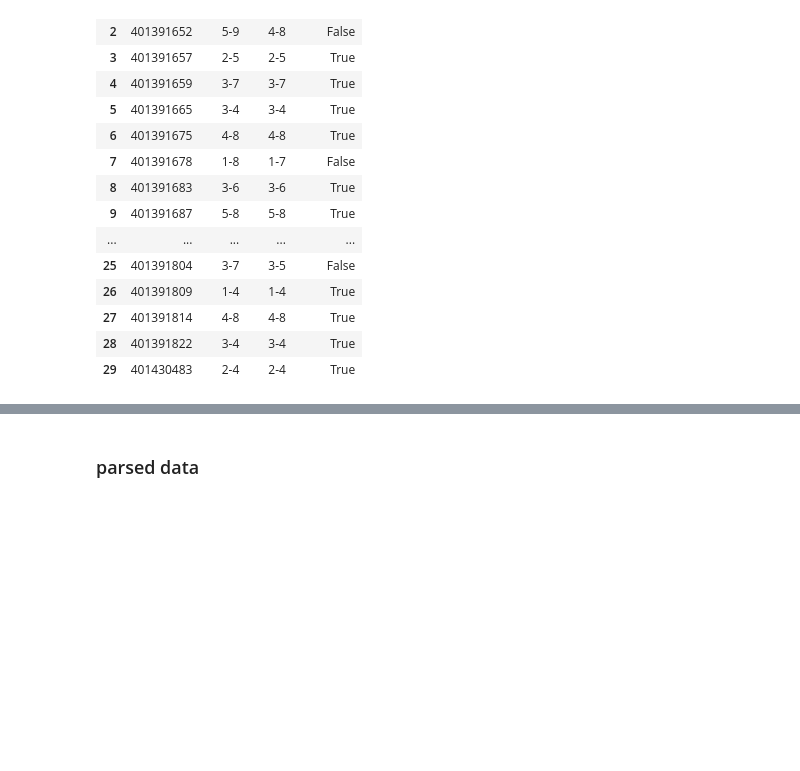
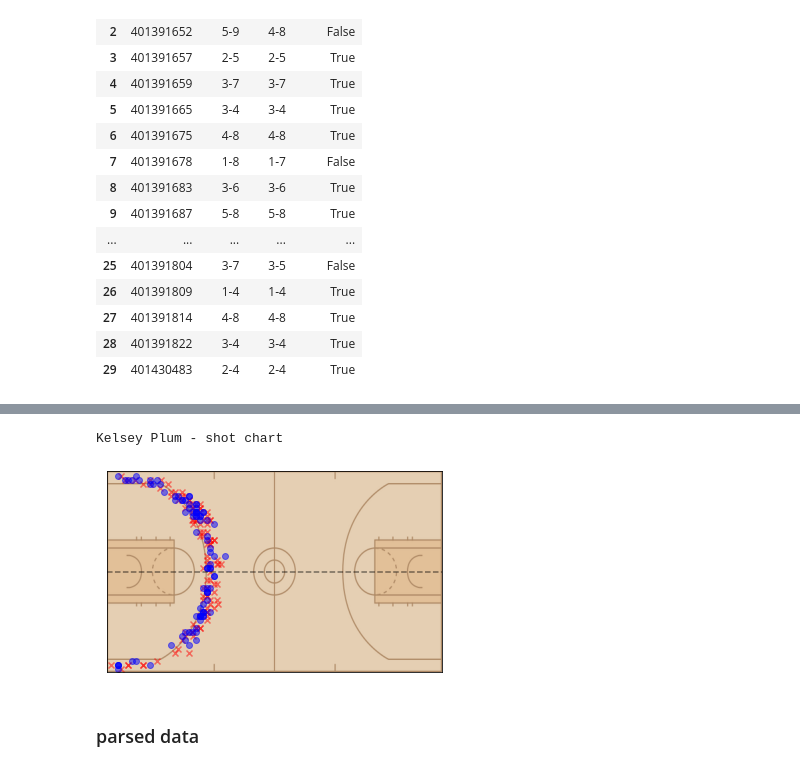
Before and after one commit to dpasse/monte, a Jupyter notebook: workspace/wncaa/shot_charts.ipynb, the cells around one changed output, grey strips where cells are left out. Drawn from its saved outputs; the diff is of its cells as text; code cells hidden in the pictures; blank space fills up the shorter version.

```diff
--- a/workspace/wncaa/shot_charts.ipynb
+++ b/workspace/wncaa/shot_charts.ipynb
@@ -637,3 +696,22 @@ validation
+# %%
+print(f'{player} - shot chart')
+
+fig, ax = plt.subplots()
+
+x_make, y_make, x_missed, y_missed = get_makes_and_misses_half_court(df_player.loc[df_player.shot_distance_cat == '+22 footer'])
+
+ax.scatter(x_missed * x_scale, (100 - y_missed) * y_scale, marker='x', c='red', alpha=.5)
+ax.scatter(x_make * x_scale, (100 - y_make) * y_scale, marker='o', c='blue', alpha=.5)
+ax.axhline(50 * y_scale, c='k', alpha=.5, linestyle= '--')
+
+ax.imshow(full_court_img)
+
+plt.xticks([])
+plt.yticks([])
+plt.show()
+# %% [output]
+Kelsey Plum - shot chart
+[figure, added]
 # %% [markdown]
 ### parsed data
 # %%
```
Also changed, not shown: parts of 7 cells of this notebook.
